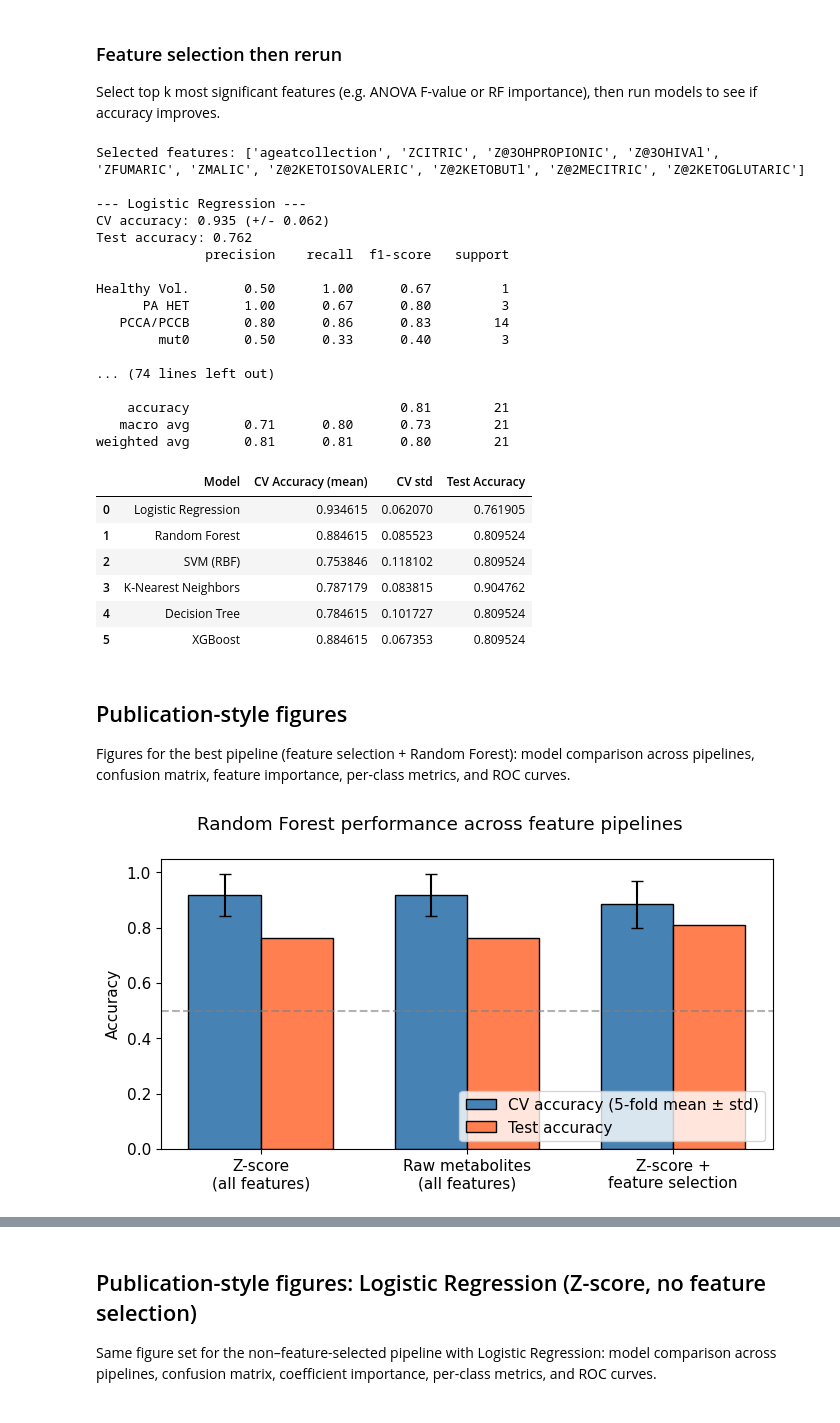
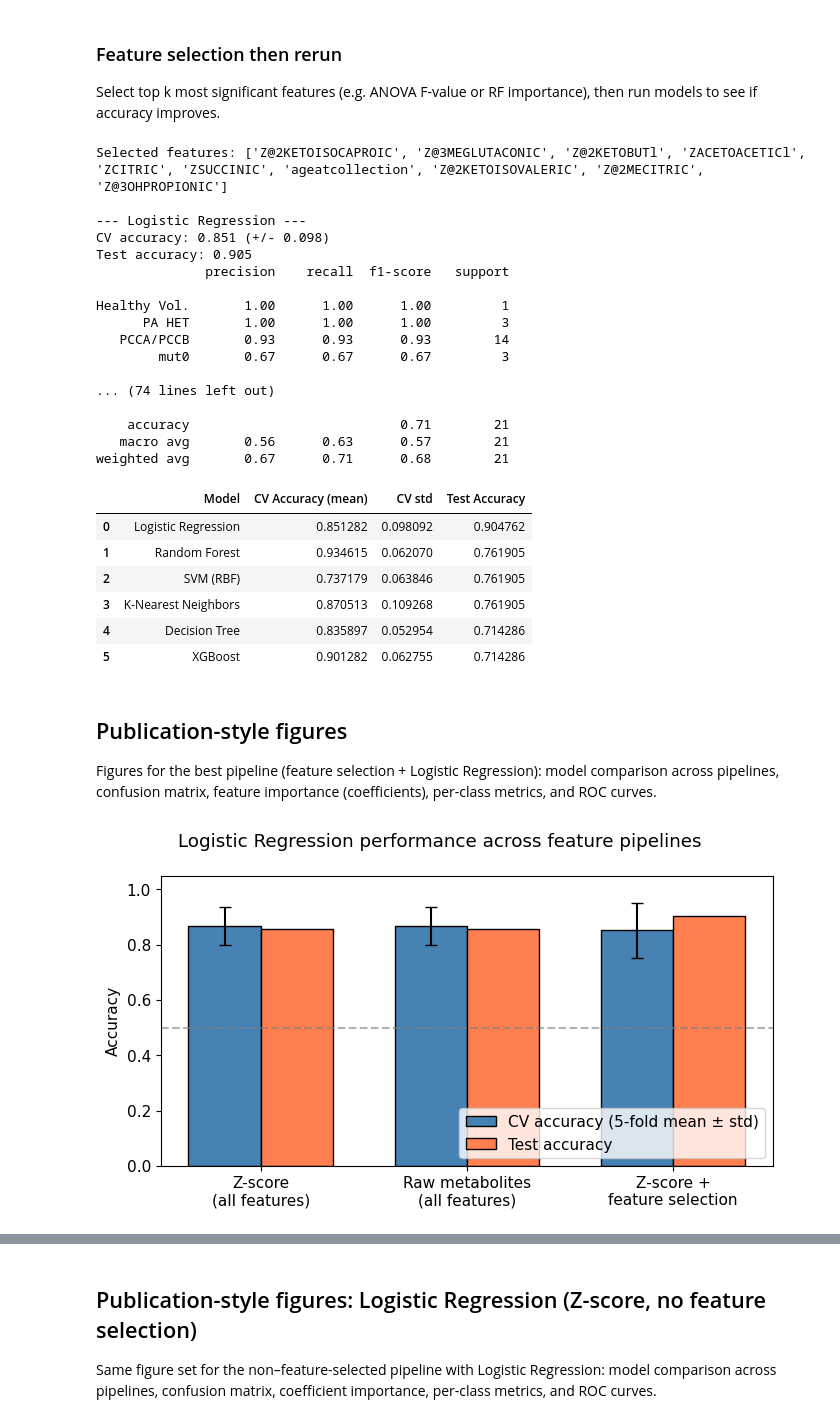
Before and after one commit to fnv234/metabolites-analysis, a Jupyter notebook: analysis.ipynb, the cells around one changed output, grey strips where cells are left out. Cells and saved outputs as stored; diff of their text form; code cells hidden in the pictures.

```diff
--- a/analysis.ipynb
+++ b/analysis.ipynb
@@ -275,73 +275,76 @@ from metabolites_classifier import MetaboliteConditionClassifier
 
 clf_sel = MetaboliteConditionClassifier(df_ml, feature_set="zscore")
 clf_sel.prepare_data()
-clf_sel.select_features(method="kbest", k=10)
+
+# clf_sel.select_features(method="kbest", k=10)
+
+clf_sel.select_features(method="rf", k=10)
 print("Selected features:", clf_sel.get_feature_columns())
 results_sel = clf_sel.run_models(include_xgb=True)
 display(pd.DataFrame(results_sel))
 # %% [output]
-Selected features: ['ageatcollection', 'ZCITRIC', 'Z@3OHPROPIONIC', 'Z@3OHIVAl', 'ZFUMARIC', 'ZMALIC', 'Z@2KETOISOVALERIC', 'Z@2KETOBUTl', 'Z@2MECITRIC', 'Z@2KETOGLUTARIC']
+Selected features: ['Z@2KETOISOCAPROIC', 'Z@3MEGLUTACONIC', 'Z@2KETOBUTl', 'ZACETOACETICl', 'ZCITRIC', 'ZSUCCINIC', 'ageatcollection', 'Z@2KETOISOVALERIC', 'Z@2MECITRIC', 'Z@3OHPROPIONIC']
 
 --- Logistic Regression ---
-CV accuracy: 0.935 (+/- 0.062)
-Test accuracy: 0.762
+CV accuracy: 0.851 (+/- 0.098)
+Test accuracy: 0.905
               precision    recall  f1-score   support
 
-Healthy Vol.       0.50      1.00      0.67         1
-      PA HET       1.00      0.67      0.80         3
-   PCCA/PCCB       0.80      0.86      0.83        14
-        mut0       0.50      0.33      0.40         3
+Healthy Vol.       1.00      1.00      1.00         1
+      PA HET       1.00      1.00      1.00         3
+   PCCA/PCCB       0.93      0.93      0.93        14
+        mut0       0.67      0.67      0.67         3
 
 ... (74 lines left out)
 
-    accuracy                           0.81        21
-   macro avg       0.71      0.80      0.73        21
-weighted avg       0.81      0.81      0.80        21
+    accuracy                           0.71        21
+   macro avg       0.56      0.63      0.57        21
+weighted avg       0.67      0.71      0.68        21
 |  | Model | CV Accuracy (mean) | CV std | Test Accuracy |
-| 0 | Logistic Regression | 0.934615 | 0.062070 | 0.761905 |
-| 1 | Random Forest | 0.884615 | 0.085523 | 0.809524 |
-| 2 | SVM (RBF) | 0.753846 | 0.118102 | 0.809524 |
-| 3 | K-Nearest Neighbors | 0.787179 | 0.083815 | 0.904762 |
-| 4 | Decision Tree | 0.784615 | 0.101727 | 0.809524 |
-| 5 | XGBoost | 0.884615 | 0.067353 | 0.809524 |
+| 0 | Logistic Regression | 0.851282 | 0.098092 | 0.904762 |
+| 1 | Random Forest | 0.934615 | 0.062070 | 0.761905 |
+| 2 | SVM (RBF) | 0.737179 | 0.063846 | 0.761905 |
+| 3 | K-Nearest Neighbors | 0.870513 | 0.109268 | 0.761905 |
+| 4 | Decision Tree | 0.835897 | 0.052954 | 0.714286 |
+| 5 | XGBoost | 0.901282 | 0.062755 | 0.714286 |
 # %% [markdown]
 ## Publication-style figures
 
-Figures for the best pipeline (feature selection + Random Forest): model comparison across pipelines, confusion matrix, feature importance, per-class metrics, and ROC curves.
+Figures for the best pipeline (feature selection + Logistic Regression): model comparison across pipelines, confusion matrix, feature importance (coefficients), per-class metrics, and ROC curves.
 # %%
-# 1) Model comparison: Random Forest across pipelines (Z-score, Raw, Feature selection)
+# 1) Model comparison: Logistic Regression across pipelines (Z-score, Raw, Feature selection)
 from matplotlib import rcParams
 rcParams["font.size"] = 11
 
-rf_rows = [
+lr_rows = [
     (results_z, "Z-score\n(all features)"),
     (results_raw, "Raw metabolites\n(all features)"),
     (results_sel, "Z-score +\nfeature selection"),
 ]
-labels = [x[1] for x in rf_rows]
+labels = [x[1] for x in lr_rows]
 cv_means = []
 cv_stds = []
 test_accs = []
-for res, _ in rf_rows:
-    rf = next(r for r in res if r["Model"] == "Random Forest")
-    cv_means.append(rf["CV Accuracy (mean)"])
-    cv_stds.append(rf["CV std"])
-    test_accs.append(rf["Test Accuracy"])
+for res, _ in lr_rows:
+    lr = next(r for r in res if r["Model"] == "Logistic Regression")
+    cv_means.append(lr["CV Accuracy (mean)"])
+    cv_stds.append(lr["CV std"])
+    test_accs.append(lr["Test Accuracy"])
 
 x = np.arange(len(labels))
 width = 0.35
 fig, ax = plt.subplots(figsize=(7, 4))
 bars1 = ax.bar(x - width / 2, cv_means, width, yerr=cv_stds, label="CV accuracy (5-fold mean ± std)", capsize=4, color="steelblue", edgecolor="black")
 bars2 = ax.bar(x + width / 2, test_accs, width, label="Test accuracy", color="coral", edgecolor="black")
 ax.set_ylabel("Accuracy")
 ax.set_xticks(x)
 ax.set_xticklabels(labels)
 ax.legend(loc="lower right")
 ax.set_ylim(0, 1.05)
 ax.axhline(0.5, color="gray", linestyle="--", alpha=0.6)
-fig.suptitle("Random Forest performance across feature pipelines")
+fig.suptitle("Logistic Regression performance across feature pipelines")
 plt.tight_layout()
 plt.show()
 # %% [output]
-[figure, old version]
+[figure, new version]
 # %%
```
Also changed, not shown: parts of 10 cells of this notebook.
